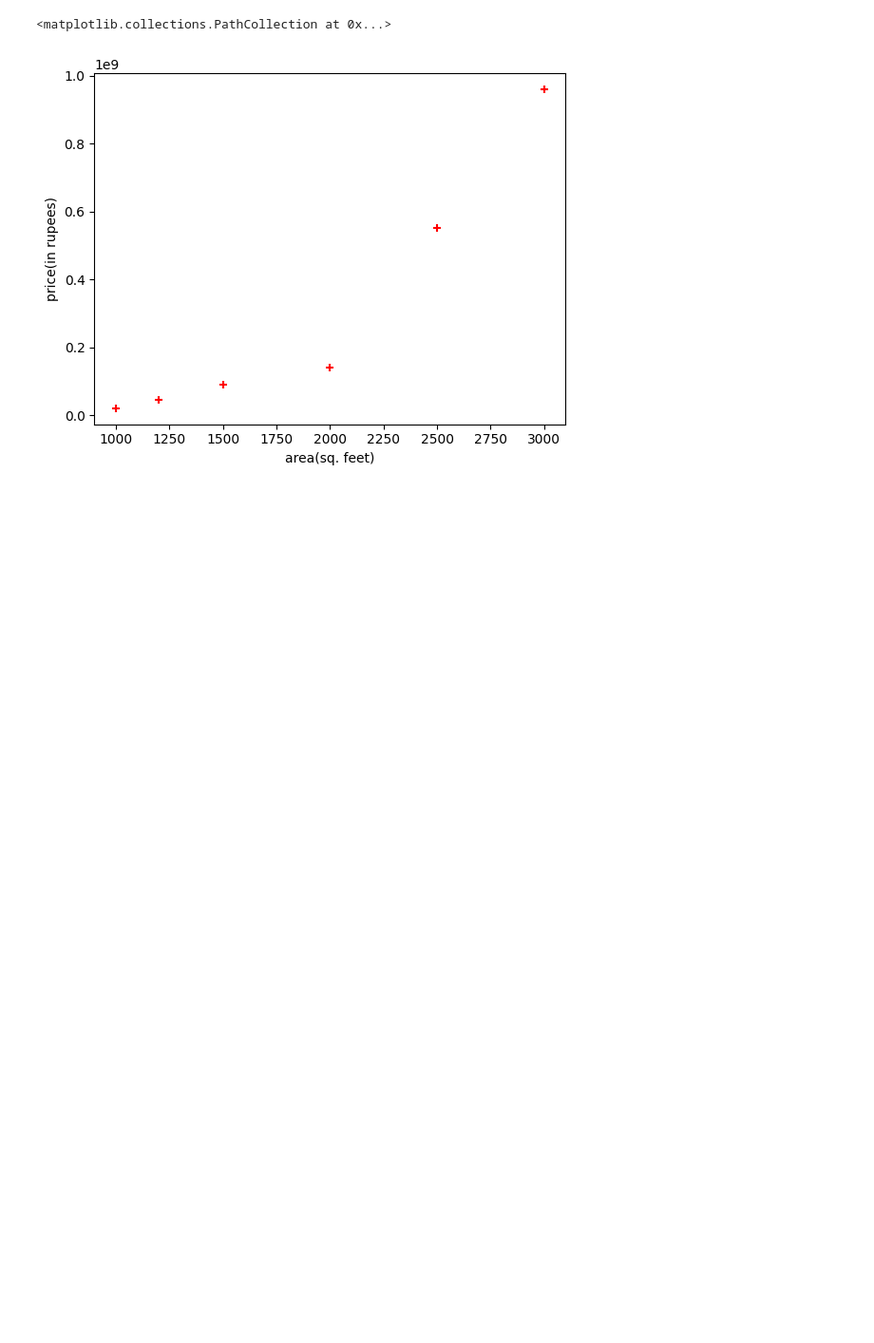
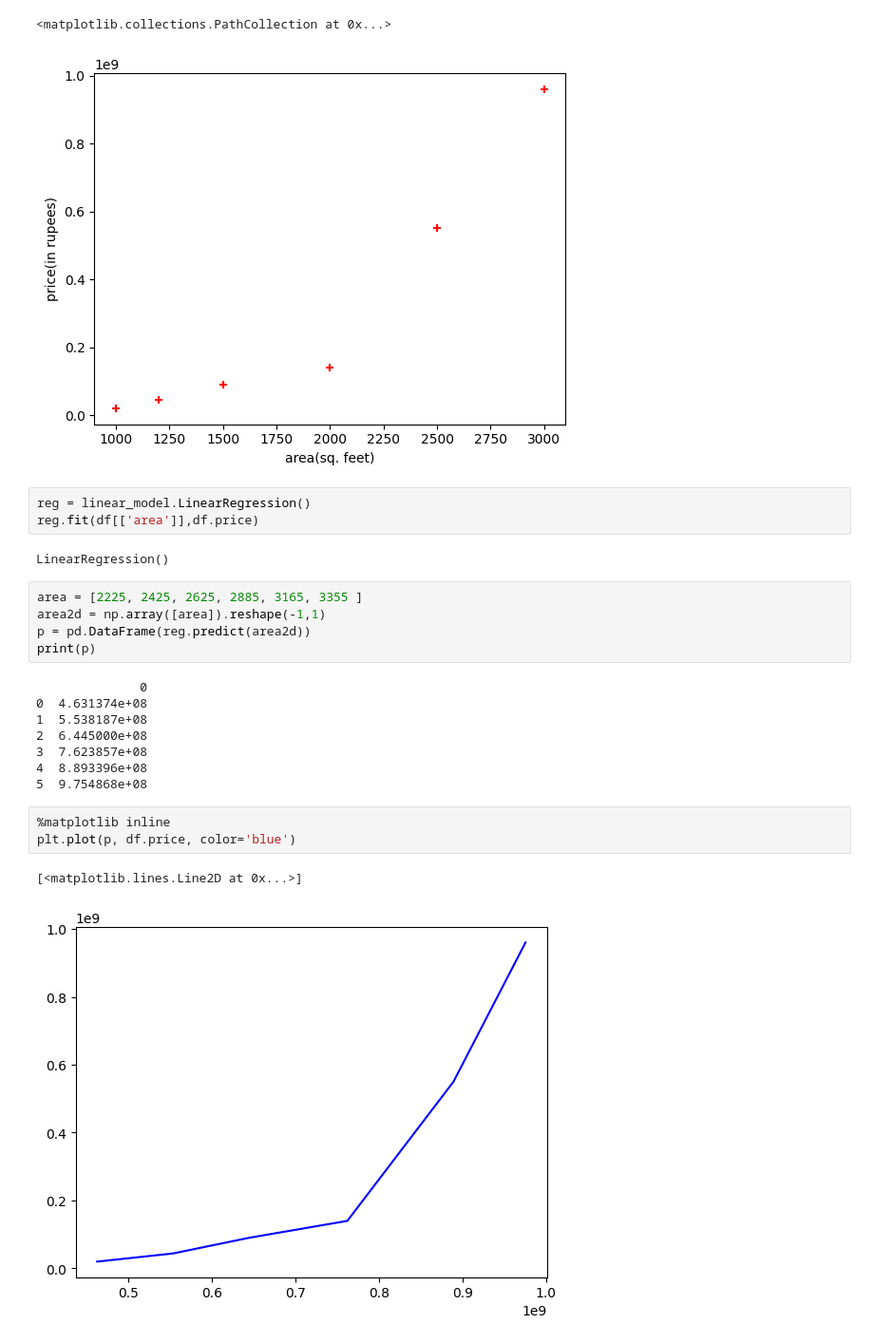
Before and after one commit to CSI-Trainee-2023/ml_task_ananya, a Jupyter notebook: linearRegression.ipynb, the cells around one changed output. Shown at 95% size. Saved outputs shown, nothing was run; the diff lists cells and outputs as text; blank space fills up the shorter version.

Commit message:
plotted the predicted data

```diff
--- a/linearRegression.ipynb
+++ b/linearRegression.ipynb
@@ -27,3 +26,27 @@ plt.scatter(df.area, df.price, color='red', marker='+')
 # %% [output]
 <matplotlib.collections.PathCollection at 0x...>
 [figure]
+# %%
+reg = linear_model.LinearRegression()
+reg.fit(df[['area']],df.price)
+# %% [output]
+LinearRegression()
+# %%
+area = [2225, 2425, 2625, 2885, 3165, 3355 ]
+area2d = np.array([area]).reshape(-1,1)
+p = pd.DataFrame(reg.predict(area2d))
+print(p)
+# %% [output]
+              0
+0  4.631374e+08
+1  5.538187e+08
+2  6.445000e+08
+3  7.623857e+08
+4  8.893396e+08
+5  9.754868e+08
+# %%
+%matplotlib inline
+plt.plot(p, df.price, color='blue')
+# %% [output]
+[<matplotlib.lines.Line2D at 0x...>]
+[figure, added]
```
Also changed, not shown: parts of 1 cell of this notebook.
